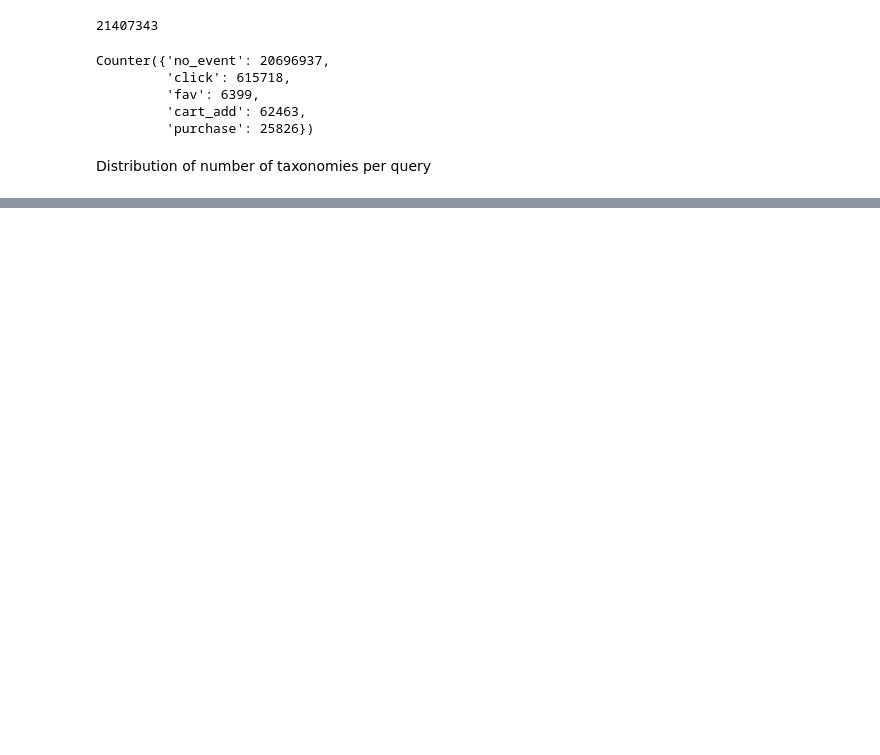
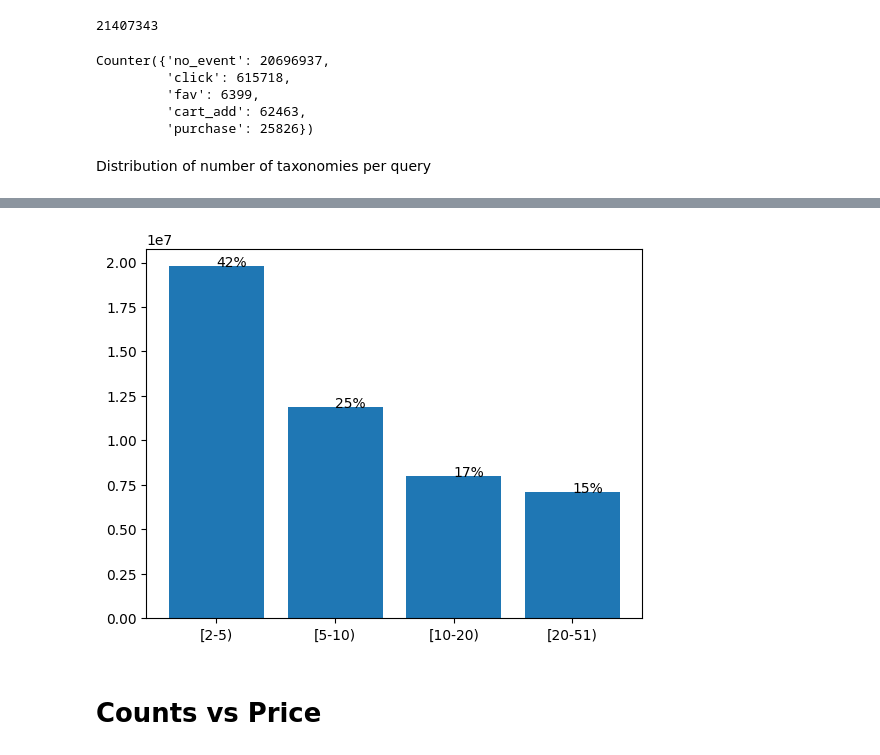
Before and after one commit to yqngzh/yzhang-adhoc-analysis, a Jupyter notebook: 2023Q3_taxo_diversity/1_taxo_diversity_data_understanding.ipynb, the cells around one changed output, grey strips where cells are left out. Drawn from its saved outputs; the diff is of its cells as text; code cells hidden in the pictures; blank space fills up the shorter version.

```diff
--- a/2023Q3_taxo_diversity/1_taxo_diversity_data_understanding.ipynb
+++ b/2023Q3_taxo_diversity/1_taxo_diversity_data_understanding.ipynb
@@ -236,0 +186,2 @@ level2_click_cosine = []
+# %%
+df['feature_length'] = df.clickLevel2TaxonomyPaths.apply(lambda x: len(x))
@@ -236,0 +192,16 @@ level2_click_cosine = []
+# %%
+bins = [2, 5, 10, 20, 51]
+bin_labels = ["[2-5)", "[5-10)", "[10-20)", "[20-51)"]
+
+hist_values = np.histogram(df.feature_length, bins = bins)[0]
+percentage = ["{0:.0%}".format(x) for x in np.round(hist_values / df.shape[0], 5)]
+
+ax = plt.bar(x=bin_labels, height=hist_values)
+for x, y, p in zip(bin_labels, hist_values, percentage):
+    plt.text(x, y, p)
+
+plt.show()
+# %% [output]
+[figure, added]
+# %% [markdown]
+# Counts vs Price
```
Also changed, not shown: parts of 44 cells of this notebook, 4 other files.
